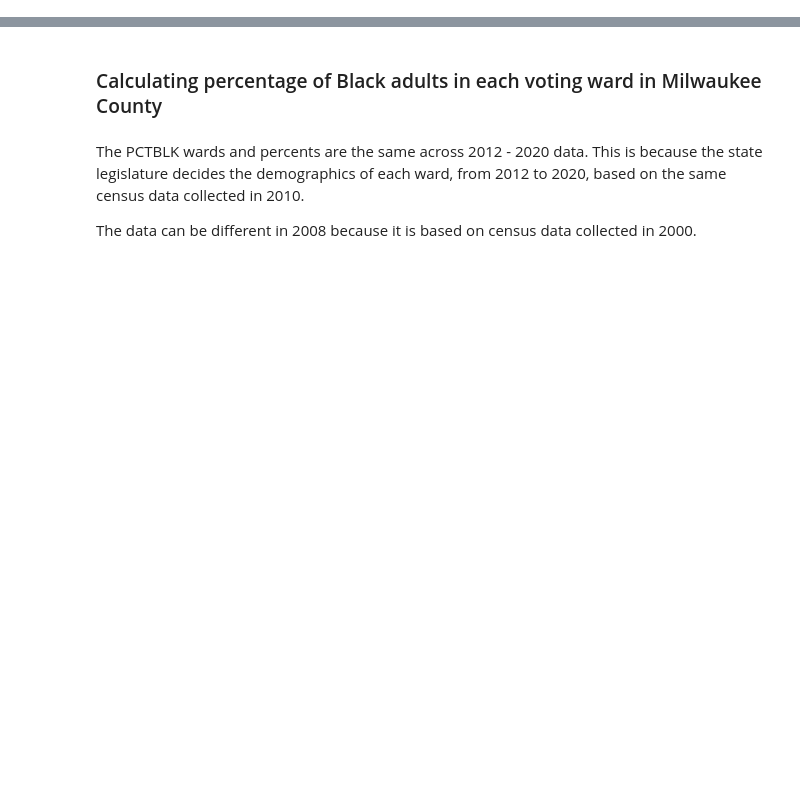
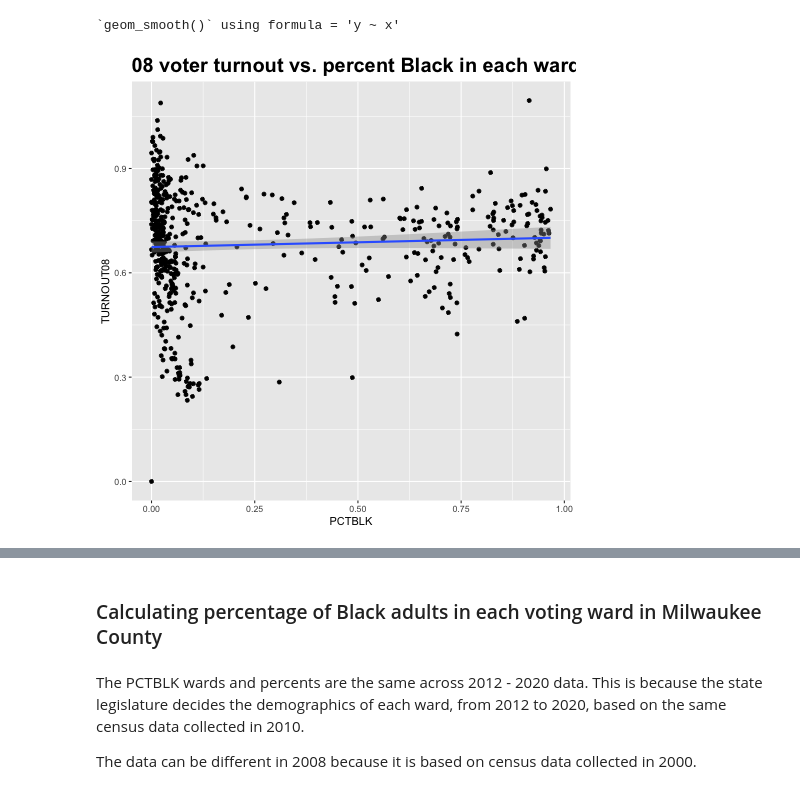
Before and after one commit to evawqh/mjs-voter-turnout, a Jupyter notebook: turnout-analysis.ipynb, the cells around one changed output, grey strips where cells are left out. Cells and saved outputs as stored; diff of their text form; code cells hidden in the pictures; blank space fills up the shorter version.

```diff
--- a/turnout-analysis.ipynb
+++ b/turnout-analysis.ipynb
@@ -84,0 +152,14 @@ mil_20["TURNOUT"] = (mil_20["PRETOT20"]/mil_20["PERSONS18"]).astype(float)
+# %%
+%%R
+# And plotting the 2008 presidential election voter turnout
+# By the percent of Black adults in each ward
+
+ggplot(mil_04_08) +
+    aes(x=PCTBLK, y=TURNOUT08) +
+    geom_point() +
+    geom_smooth(method="lm") +
+    theme(plot.title = element_text(size=20, face="bold")) +
+    labs(title = "08 voter turnout vs. percent Black in each ward", x = "PCTBLK", y = "TURNOUT08")
+# %% [output]
+`geom_smooth()` using formula = 'y ~ x'
+[figure, added]
```
Also changed, not shown: parts of 37 cells of this notebook.
